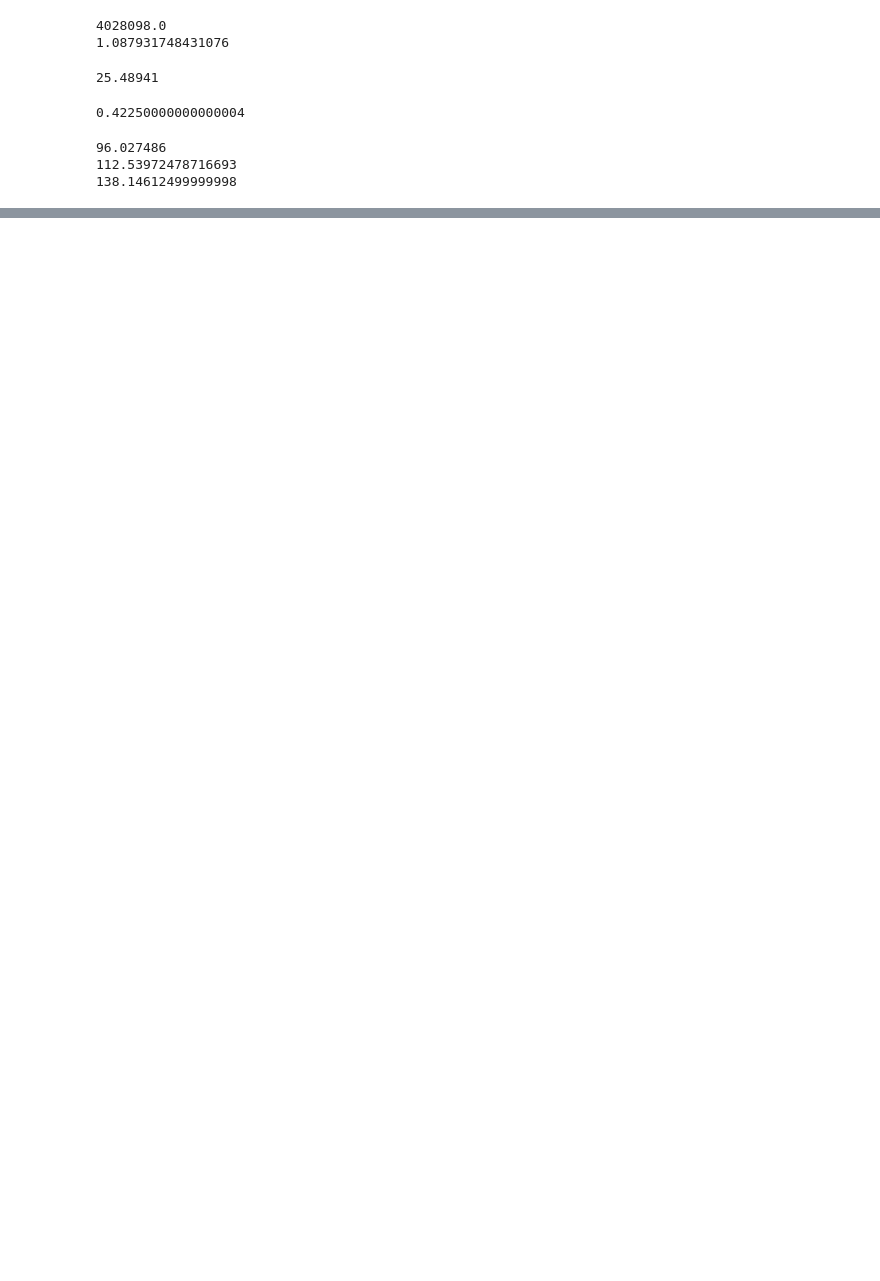
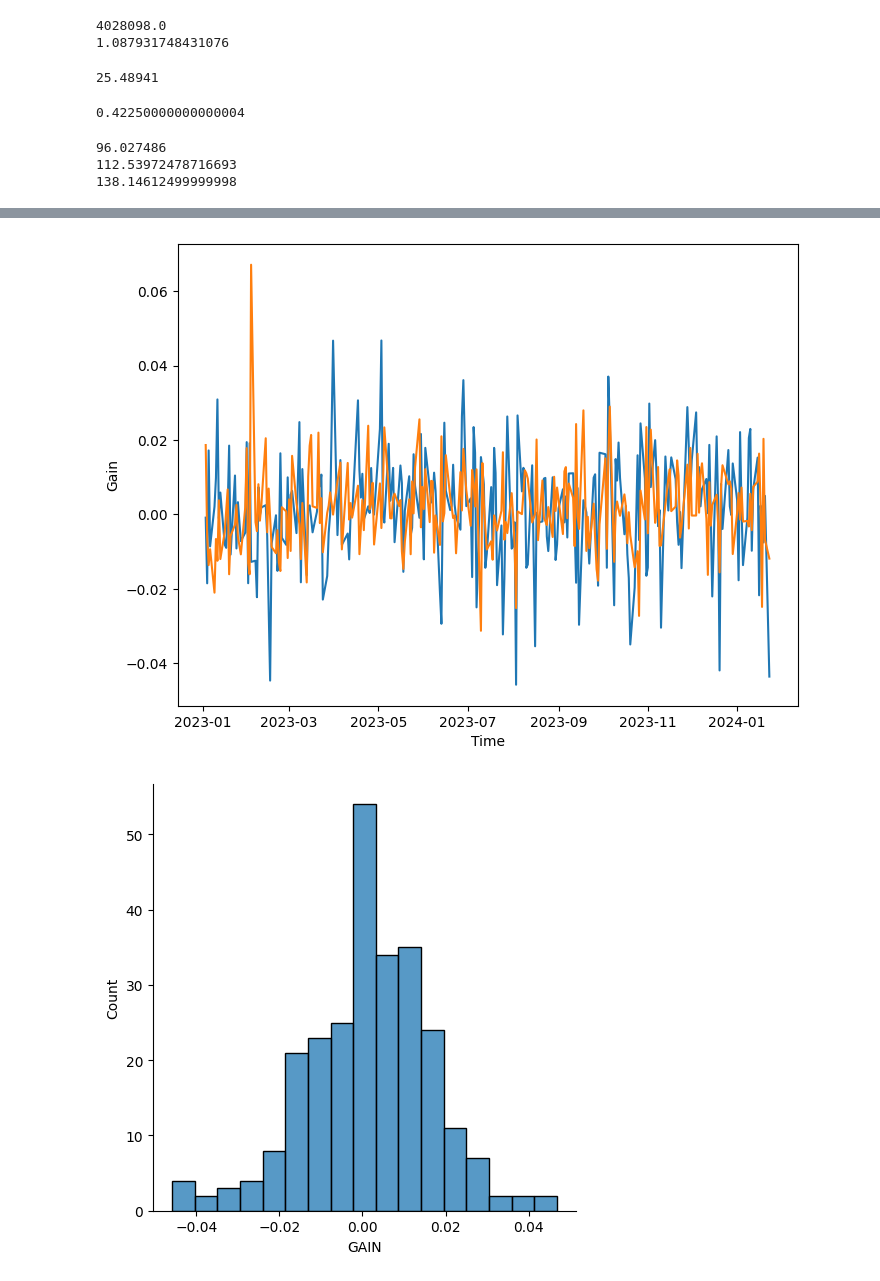
Before and after one commit to mailashishrawat/ml, a Jupyter notebook: code/predictiveanaytics.ipynb, the cells around one changed output, grey strips where cells are left out. Cells and saved outputs as stored; diff of their text form; code cells hidden in the pictures; blank space fills up the shorter version.

```diff
--- a/code/predictiveanaytics.ipynb
+++ b/code/predictiveanaytics.ipynb
@@ -69,0 +216,20 @@ print (Fdt)
+# %%
+import matplotlib.pyplot as plt
+import seaborn as sb
+
+indigodf['GAIN']=indigodf.CLOSE.pct_change(periods=1)
+titandf['GAIN']=titandf.CLOSE.pct_change(periods=1)
+indigodf.head(5)
+
+plt.figure(figsize=(8,6))
+plt.plot(indigodf['GAIN'])#,titandf['GAIN'])
+plt.xlabel('Time')
+plt.ylabel("Gain")
+
+
+plt.plot(titandf['GAIN'])#,titandf['GAIN'])
+plt.xlabel('Time')
+plt.ylabel("Gain")
+# %% [output]
+[figure, added]
+[figure, added]
```
Also changed, not shown: parts of 14 cells of this notebook, 8 other files.
